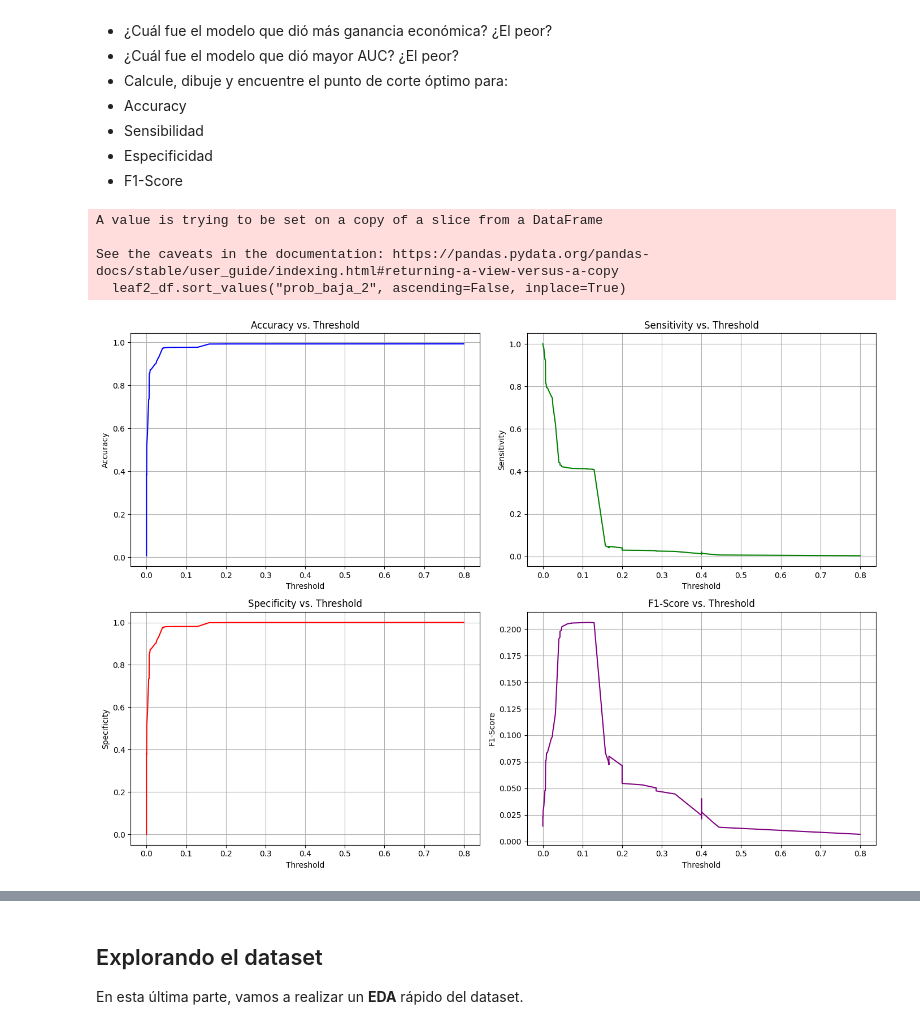
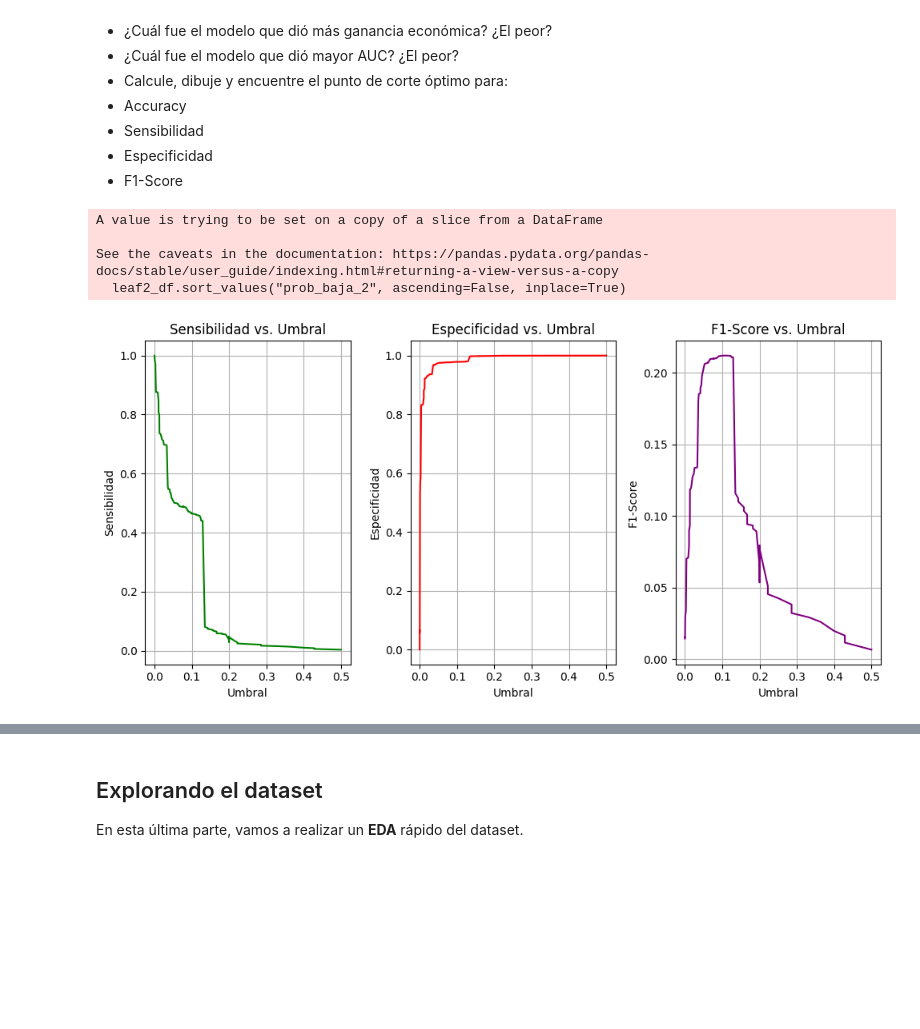
Before and after one commit to bitazaratustra/dmeyf2024, a Jupyter notebook: src/monday/z202_Sobre_Árboles.ipynb, the cells around one changed output, grey strips where cells are left out. Drawn from its saved outputs; the diff is of its cells as text; code cells hidden in the pictures; blank space fills up the shorter version.

```diff
--- a/src/monday/z202_Sobre_Árboles.ipynb
+++ b/src/monday/z202_Sobre_Árboles.ipynb
@@ -90,9 +88,9 @@ Queda de tarea para el alumnado jugar con algunas parametrías. Usaremos a conti
 # %%
 model = DecisionTreeClassifier(criterion='gini',
                                random_state=17,
-                               min_samples_split=10,
+                               min_samples_split=20,
                                min_samples_leaf=5,
-                               max_depth=30)
+                               max_depth=15)
 
 model.fit(X, y)
 # %% [output]
@@ -479,74 +576,59 @@ np.trapz(leaf2_df['TPR'], leaf2_df['FPR']) # calcula el área de bajo de la curv
  * Especificidad
  * F1-Score
 # %%
-import pandas as pd
-import matplotlib.pyplot as plt
-
 leaf2_df.sort_values("prob_baja_2", ascending=False, inplace=True)
 
-thresholds = leaf2_df['prob_baja_2'].values
-accuracies = []
-sensitivities = []
-specificities = []
+umbrales = leaf2_df['prob_baja_2'].values
+sensibilidades = []
+especificidades = []
 f1_scores = []
 
 for i in range(len(leaf2_df)):
     TP = leaf2_df.iloc[i]['TP']
     TN = leaf2_df.iloc[i]['TN']
     FP = leaf2_df.iloc[i]['FP']
     FN = leaf2_df.iloc[i]['FN']
 
-    accuracy = (TP + TN) / (TP + TN + FP + FN)
-    accuracies.append(accuracy)
+    sensibilidad = TP / (TP + FN)
+    sensibilidades.append(sensibilidad)
 
-    sensitivity = TP / (TP + FN)
-    sensitivities.append(sensitivity)
+    especificidad = TN / (TN + FP)
+    especificidades.append(especificidad)
 
-    specificity = TN / (TN + FP)
-    specificities.append(specificity)
-
-    precision = TP / (TP + FP) if (TP + FP) > 0 else 0
-
-    f1_score = (2 * precision * sensitivity) / (precision + sensitivity) if (precision + sensitivity) > 0 else 0
+    precision = TP / (TP + FP)
+    f1_score = (2 * precision * sensibilidad) / (precision + sensibilidad)
     f1_scores.append(f1_score)
 
 
-plt.figure(figsize=(14, 10))
+plt.figure(figsize=(10, 5))
 
-plt.subplot(2, 2, 1)
-plt.plot(thresholds, accuracies, label='Accuracy', color='blue')
-plt.xlabel('Threshold')
-plt.ylabel('Accuracy')
-plt.title('Accuracy vs. Threshold')
+plt.subplot(1, 3, 1)
+plt.plot(umbrales, sensibilidades, label='Sensitivity', color='green')
+plt.xlabel('Umbral')
+plt.ylabel('Sensibilidad')
+plt.title('Sensibilidad vs. Umbral')
 plt.grid(True)
 
-plt.subplot(2, 2, 2)
-plt.plot(thresholds, sensitivities, label='Sensitivity', color='green')
-plt.xlabel('Threshold')
-plt.ylabel('Sensitivity')
-plt.title('Sensitivity vs. Threshold')
+plt.subplot(1, 3, 2)
+plt.plot(umbrales, especificidades, label='Specificity', color='red')
+plt.xlabel('Umbral')
+plt.ylabel('Especificidad')
+plt.title('Especificidad vs. Umbral')
 plt.grid(True)
 
-plt.subplot(2, 2, 3)
-plt.plot(thresholds, specificities, label='Specificity', color='red')
-plt.xlabel('Threshold')
-plt.ylabel('Specificity')
-plt.title('Specificity vs. Threshold')
-plt.grid(True)
-
-plt.subplot(2, 2, 4)
-plt.plot(thresholds, f1_scores, label='F1-Score', color='purple')
-plt.xlabel('Threshold')
+plt.subplot(1, 3, 3)
+plt.plot(umbrales, f1_scores, label='F1-Score', color='purple')
+plt.xlabel('Umbral')
 plt.ylabel('F1-Score')
-plt.title('F1-Score vs. Threshold')
+plt.title('F1-Score vs. Umbral')
 plt.grid(True)
 
 plt.tight_layout()
 plt.show()
 # %% [output]
 A value is trying to be set on a copy of a slice from a DataFrame
 
 See the caveats in the documentation: https://pandas.pydata.org/pandas-docs/stable/user_guide/indexing.html#returning-a-view-versus-a-copy
   leaf2_df.sort_values("prob_baja_2", ascending=False, inplace=True)
-[figure, old version]
+[figure, new version]
 # %%
```
Also changed, not shown: parts of 18 cells of this notebook.
